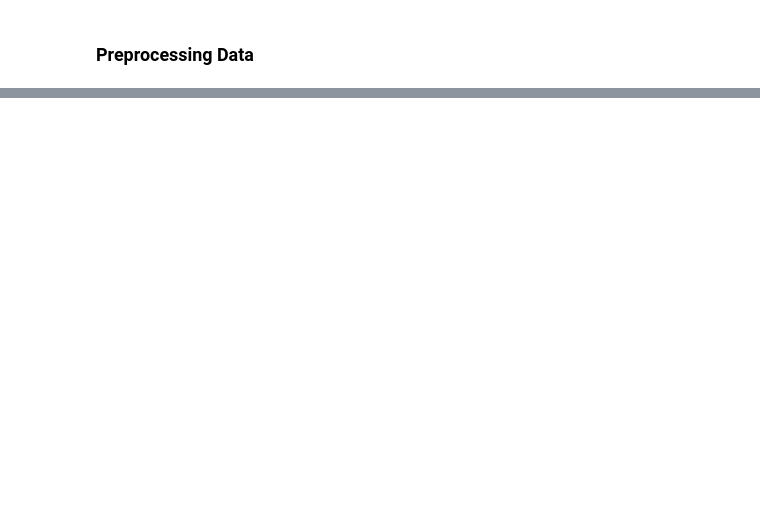
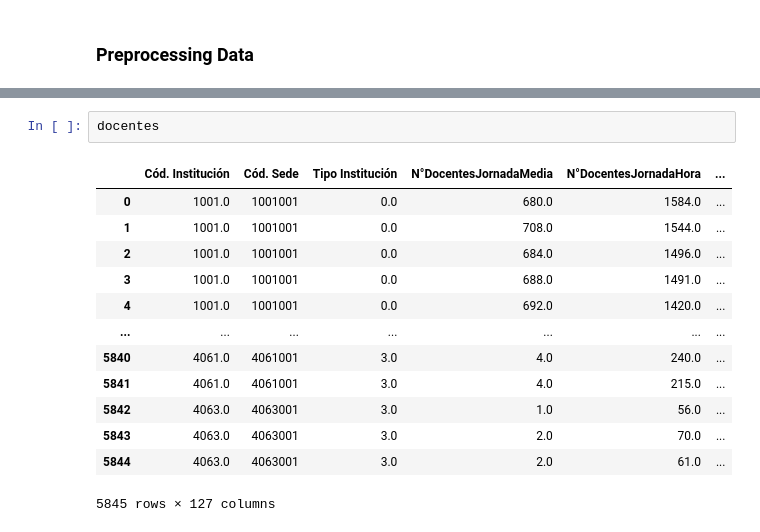
Before and after one commit to pabloskewes/proyecto-mineria-de-datos, a Jupyter notebook: hito3/data_to_join.ipynb, the cells around one changed output, grey strips where cells are left out. Drawn from its saved outputs; the diff is of its cells as text; blank space fills up the shorter version.

```diff
--- a/hito3/data_to_join.ipynb
+++ b/hito3/data_to_join.ipynb
@@ -171,0 +192,16 @@ df
+# %%
+docentes
+# %% [output]
+|  | Cód. Institución | Cód. Sede | Tipo Institución | N°DocentesJornadaMedia | N°DocentesJornadaHora | ... |
+| 0 | 1001.0 | 1001001 | 0.0 | 680.0 | 1584.0 | ... |
+| 1 | 1001.0 | 1001001 | 0.0 | 708.0 | 1544.0 | ... |
+| 2 | 1001.0 | 1001001 | 0.0 | 684.0 | 1496.0 | ... |
+| 3 | 1001.0 | 1001001 | 0.0 | 688.0 | 1491.0 | ... |
+| 4 | 1001.0 | 1001001 | 0.0 | 692.0 | 1420.0 | ... |
+| ... | ... | ... | ... | ... | ... | ... |
+| 5840 | 4061.0 | 4061001 | 3.0 | 4.0 | 240.0 | ... |
+| 5841 | 4061.0 | 4061001 | 3.0 | 4.0 | 215.0 | ... |
+| 5842 | 4063.0 | 4063001 | 3.0 | 1.0 | 56.0 | ... |
+| 5843 | 4063.0 | 4063001 | 3.0 | 2.0 | 70.0 | ... |
+| 5844 | 4063.0 | 4063001 | 3.0 | 2.0 | 61.0 | ... |
+5845 rows × 127 columns
```
Also changed, not shown: parts of 19 cells of this notebook, 1 other file.
